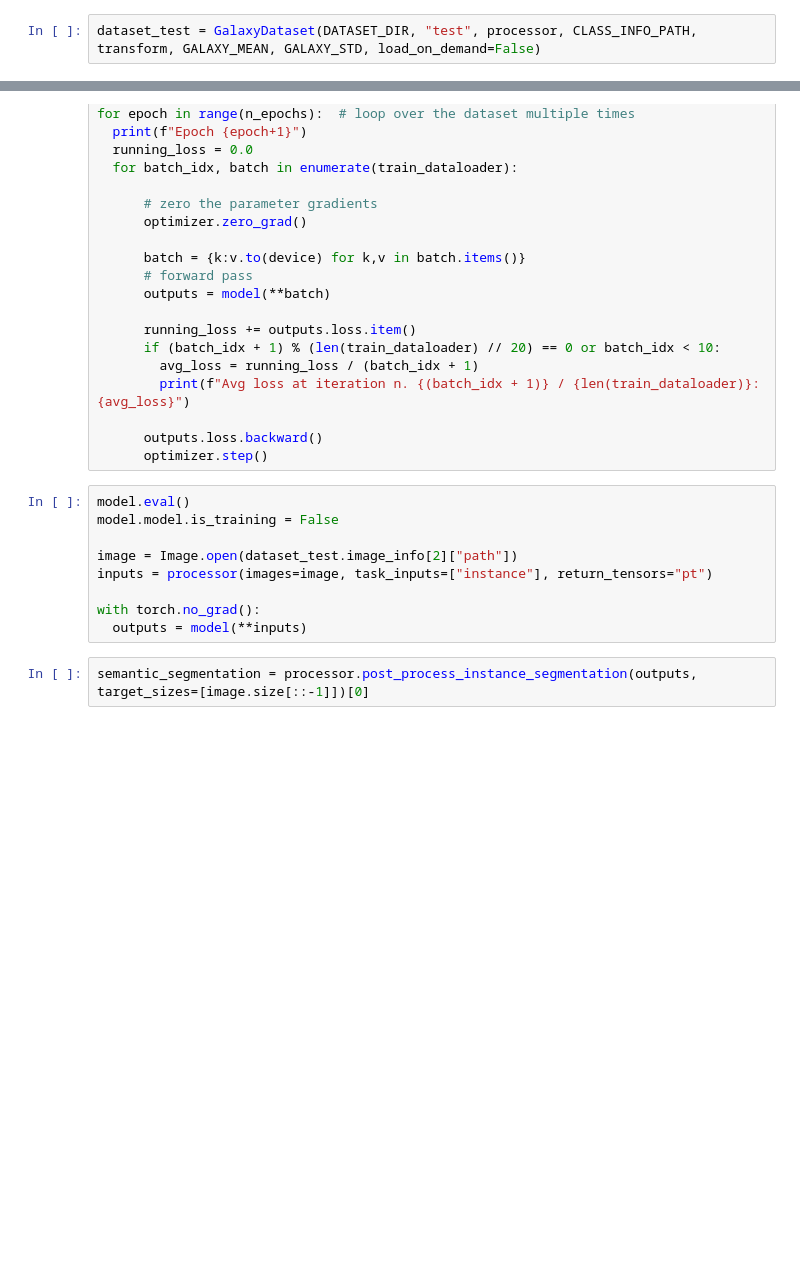
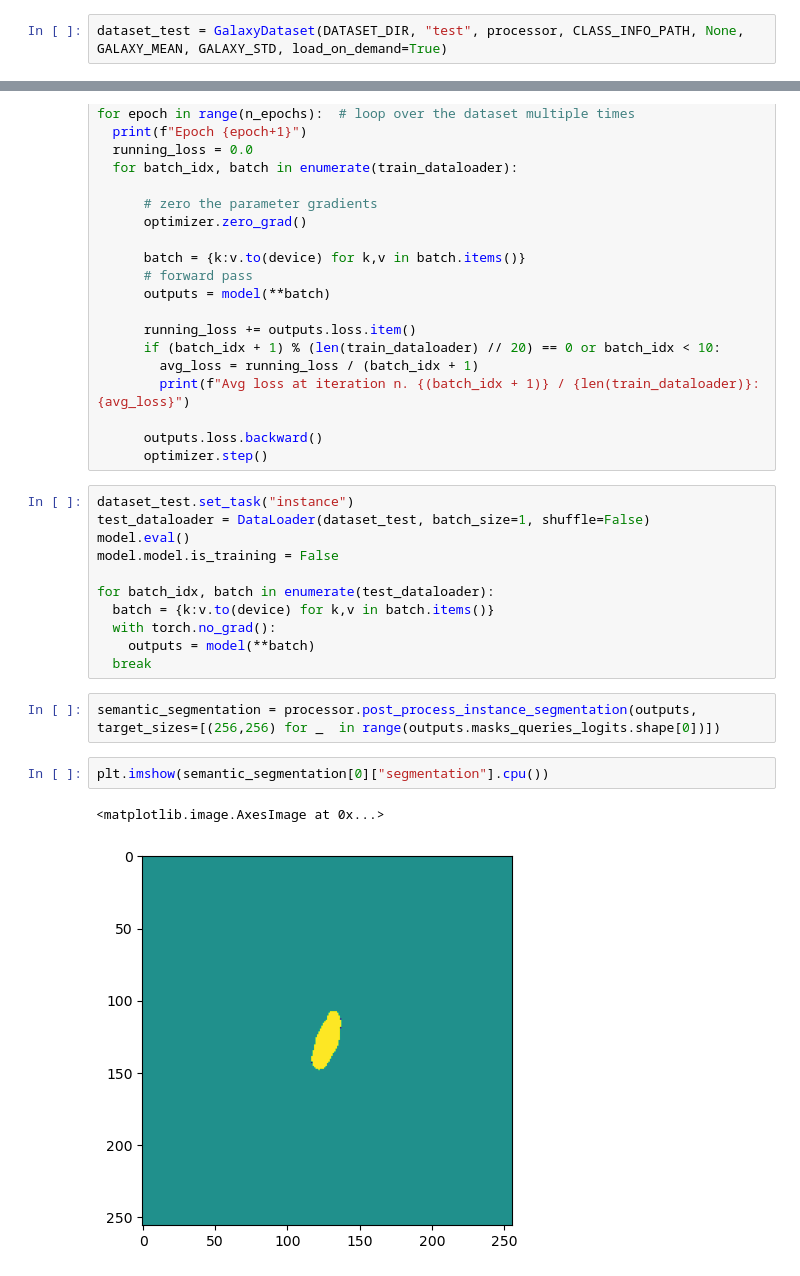
Before and after one commit to PanzaResce/galaxy_segmentation, a Jupyter notebook: notebooks/train_segmentation.ipynb, the cells around one changed output, grey strips where cells are left out. Cells and saved outputs as stored; diff of their text form; blank space fills up the shorter version.

```diff
--- a/notebooks/train_segmentation.ipynb
+++ b/notebooks/train_segmentation.ipynb
@@ -61,5 +67,5 @@ dataset_val = GalaxyDataset(DATASET_DIR, "val", processor, CLASS_INFO_PATH, tran
 # %%
-dataset_test = GalaxyDataset(DATASET_DIR, "test", processor, CLASS_INFO_PATH, transform, GALAXY_MEAN, GALAXY_STD, load_on_demand=False)
+dataset_test = GalaxyDataset(DATASET_DIR, "test", processor, CLASS_INFO_PATH, None, GALAXY_MEAN, GALAXY_STD, load_on_demand=True)
 # %%
 display_n_samples(dataset_train, 3)
 # %% [output]
@@ -108,14 +114,21 @@ for epoch in range(n_epochs):  # loop over the dataset multiple times
 
       outputs.loss.backward()
       optimizer.step()
-# %%
-model.eval()
-model.model.is_training = False
-
-image = Image.open(dataset_test.image_info[2]["path"])
-inputs = processor(images=image, task_inputs=["instance"], return_tensors="pt")
-
-with torch.no_grad():
-  outputs = model(**inputs)
+# %%
+dataset_test.set_task("instance")
+test_dataloader = DataLoader(dataset_test, batch_size=1, shuffle=False)
+model.eval()
+model.model.is_training = False
+
+for batch_idx, batch in enumerate(test_dataloader):
+  batch = {k:v.to(device) for k,v in batch.items()}
+  with torch.no_grad():
+    outputs = model(**batch)
+  break
 # %%
-semantic_segmentation = processor.post_process_instance_segmentation(outputs, target_sizes=[image.size[::-1]])[0]
+semantic_segmentation = processor.post_process_instance_segmentation(outputs, target_sizes=[(256,256) for _  in range(outputs.masks_queries_logits.shape[0])])
+# %%
+plt.imshow(semantic_segmentation[0]["segmentation"].cpu())
+# %% [output]
+<matplotlib.image.AxesImage at 0x...>
+[figure, added]
```
Also changed, not shown: parts of 7 cells of this notebook, 2 other files.
